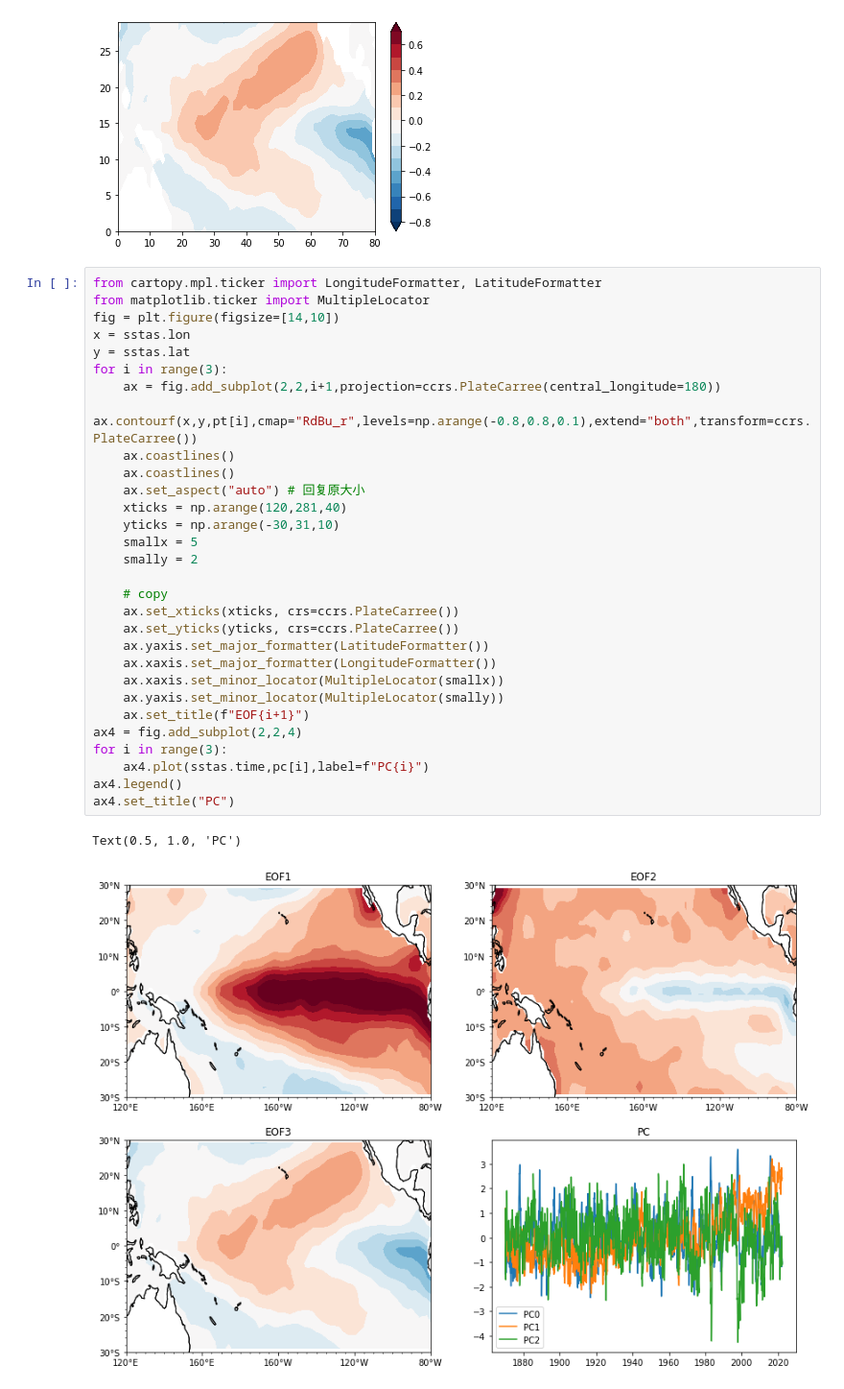
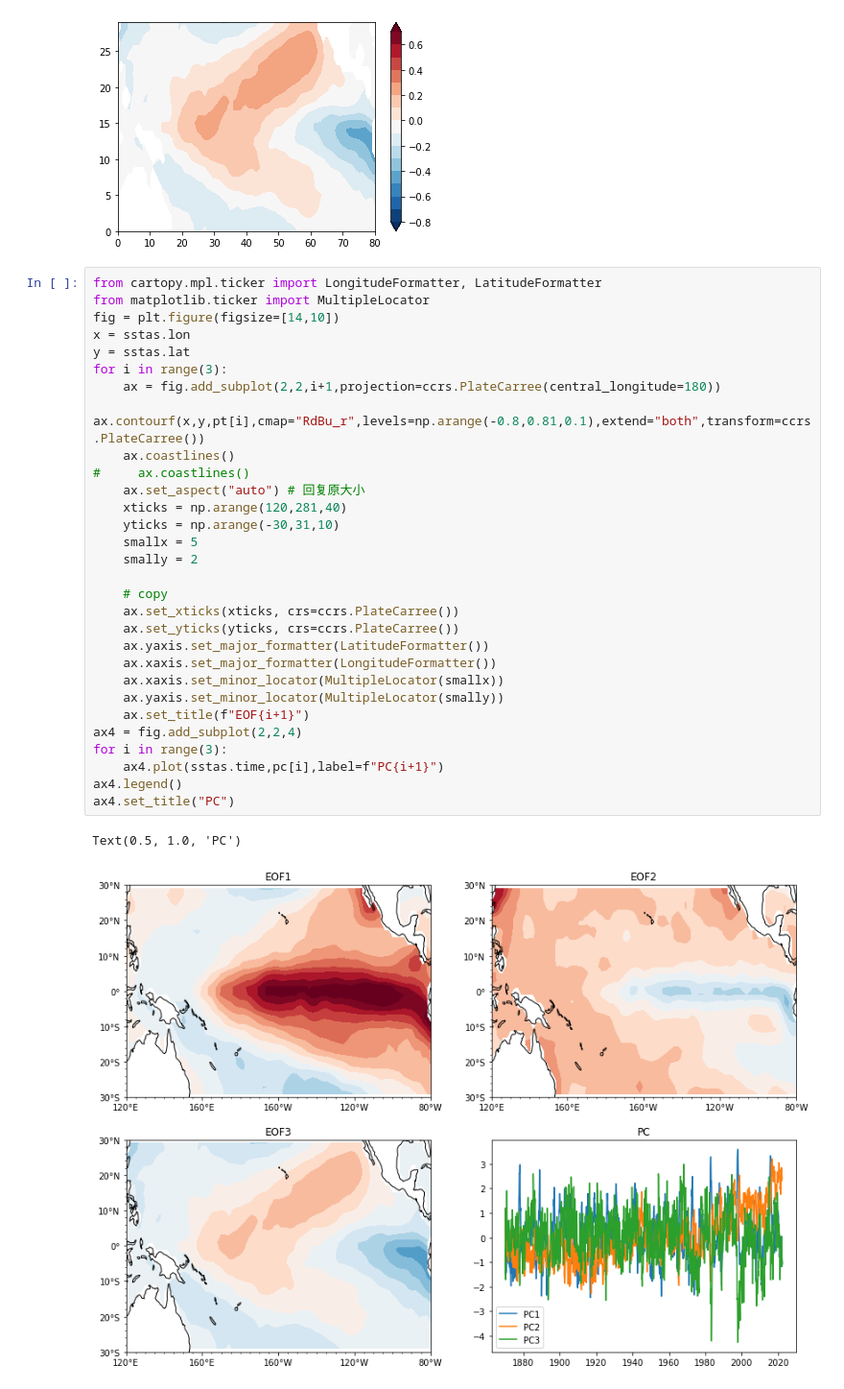
Before and after one commit to ZiluM/GirlFriendPythonCode, a Jupyter notebook: section8_eof.ipynb, the cells around one changed output. Shown: that part at 96% size. Drawn from its saved outputs; the diff is of its cells as text.

```diff
--- a/section8_eof.ipynb
+++ b/section8_eof.ipynb
@@ -27,33 +54,33 @@ for i in range(3):
 # %%
 from cartopy.mpl.ticker import LongitudeFormatter, LatitudeFormatter
 from matplotlib.ticker import MultipleLocator
 fig = plt.figure(figsize=[14,10])
 x = sstas.lon
 y = sstas.lat
 for i in range(3):
     ax = fig.add_subplot(2,2,i+1,projection=ccrs.PlateCarree(central_longitude=180))
-    ax.contourf(x,y,pt[i],cmap="RdBu_r",levels=np.arange(-0.8,0.8,0.1),extend="both",transform=ccrs.PlateCarree())
+    ax.contourf(x,y,pt[i],cmap="RdBu_r",levels=np.arange(-0.8,0.81,0.1),extend="both",transform=ccrs.PlateCarree())
     ax.coastlines()
-    ax.coastlines()
+#     ax.coastlines()
     ax.set_aspect("auto") # 回复原大小
     xticks = np.arange(120,281,40)
     yticks = np.arange(-30,31,10)
     smallx = 5
     smally = 2
 
     # copy
     ax.set_xticks(xticks, crs=ccrs.PlateCarree())
     ax.set_yticks(yticks, crs=ccrs.PlateCarree())
     ax.yaxis.set_major_formatter(LatitudeFormatter())
     ax.xaxis.set_major_formatter(LongitudeFormatter())
     ax.xaxis.set_minor_locator(MultipleLocator(smallx))
     ax.yaxis.set_minor_locator(MultipleLocator(smally))
     ax.set_title(f"EOF{i+1}")
 ax4 = fig.add_subplot(2,2,4)
 for i in range(3):
-    ax4.plot(sstas.time,pc[i],label=f"PC{i}")
+    ax4.plot(sstas.time,pc[i],label=f"PC{i+1}")
 ax4.legend()
 ax4.set_title("PC")
 # %% [output]
 Text(0.5, 1.0, 'PC')
-[figure, old version]
+[figure, new version]
```
Also changed, not shown: parts of 5 cells of this notebook, 2 other files.
